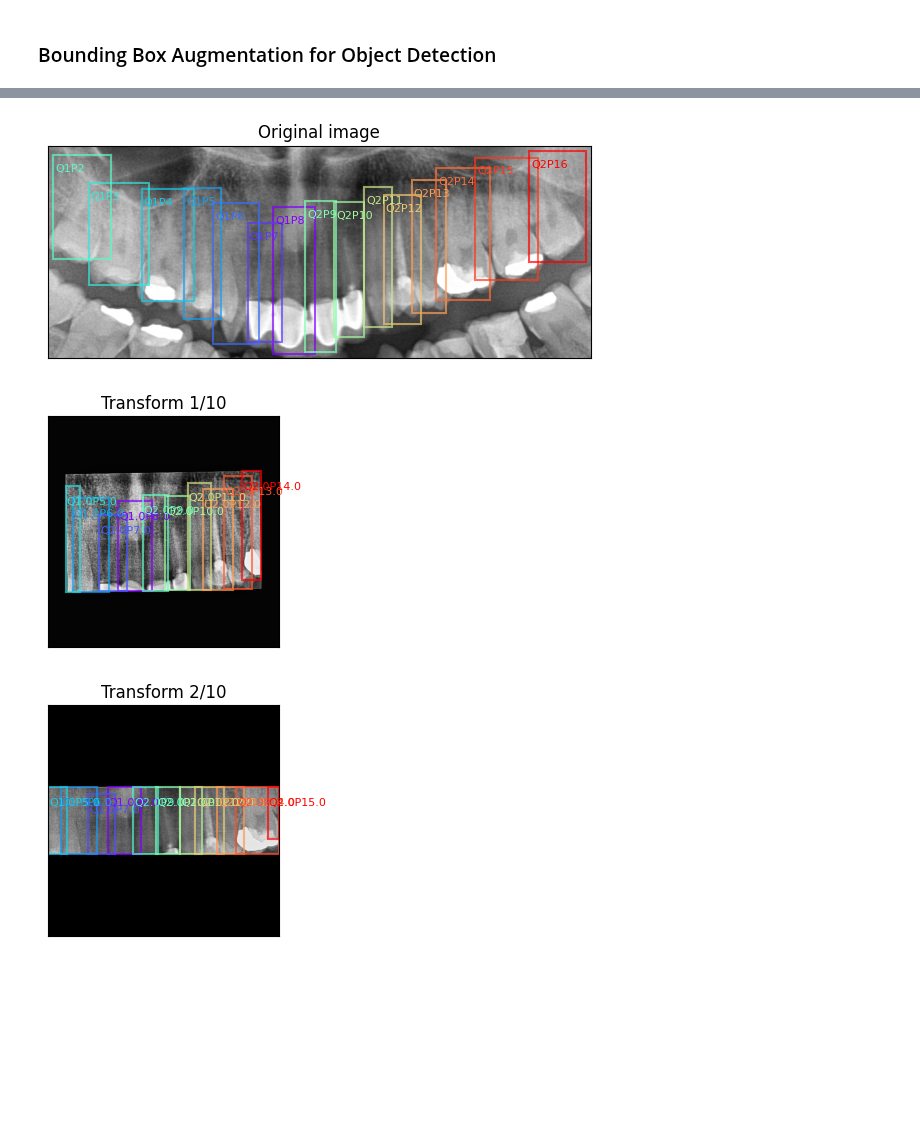
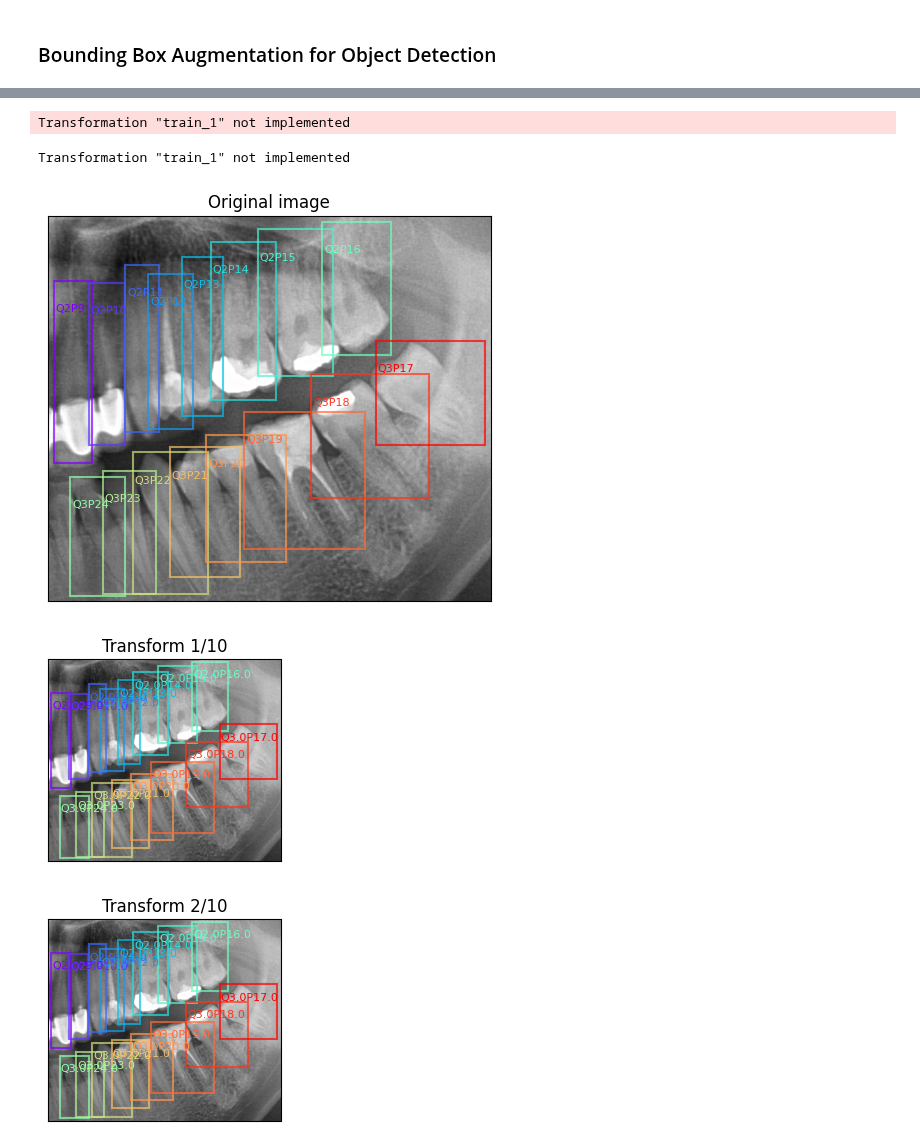
Before and after one commit to awerdich/computervision, a Jupyter notebook: notebooks/detection/05_augmentations.ipynb, the cells around one changed output, grey strips where cells are left out. Drawn from its saved outputs; the diff is of its cells as text; code cells hidden in the pictures; blank space fills up the shorter version.

```diff
--- a/notebooks/detection/05_augmentations.ipynb
+++ b/notebooks/detection/05_augmentations.ipynb
@@ -301,7 +301,7 @@ plt.show()
 # %%
 # Pick a panoramic x-ray image
 idx = 10
-quadrants = 12
+quadrants = 23
 base_name_list = sorted(list(df['file_base_name'].unique()))
 file_base_name = base_name_list[idx]
 df_file = df.loc[(df['file_base_name'] == file_base_name) & (df['quadrants'] == quadrants)]
@@ -340,34 +341,36 @@ label_list = [f'Q{quadrant}P{position}' for quadrant, position in zip(quadrant_l
 # %%
 # Crop to the output format
 im_size = 640
 
 # We can get this transformation from the dataclass
-transformation_list = AugmentationTransform(image_width=im_size, image_height=im_size).\
+transformation_list = AugmentationTransform(im_width=im_size, im_height=im_size).\
     get_transforms('train_1')
 
 # Plot the original image with bounding boxes
 fig, ax = plt.subplots(figsize=(7, 5))
 ax = plot_boxes(image=im, box_list=box_list, label_list=label_list, ax=ax)
 ax.set(title='Original image')
 plt.show()
 
 # Plot the augmentations
 # Run the augmentations multiple times
 runs = 10
 for r in range(runs):
     # Run the transformation
     output = DETRansform(transformations=transformation_list).\
         transform(image=im, bboxes=box_list, label_fields=[quadrant_list, position_list])
     transformed_labels = [f'Q{q}P{p}' for q, p in zip(output['quadrants'], output['positions'])]
     transformed_boxes = output['bboxes']
     transformed_boxes_area_list = [box[2]*box[3] for box in transformed_boxes]
     # print(transformed_boxes_area_list)
     # Plot the output
     fig, ax = plt.subplots(figsize=(3, 3))
     ax = plot_boxes(image=output['image'], box_list=transformed_boxes, label_list=transformed_labels, ax=ax)
     ax.set(title=f'Transform {r+1}/{runs}')
     plt.show()
 # %% [output]
+Transformation "train_1" not implemented
+Transformation "train_1" not implemented
-[figure, old version]
+[figure, new version]
-[figure, old version]
+[figure, new version]
-[figure, old version]
+[figure, new version]
```
Also changed, not shown: parts of 3 cells of this notebook, 7 other files.
